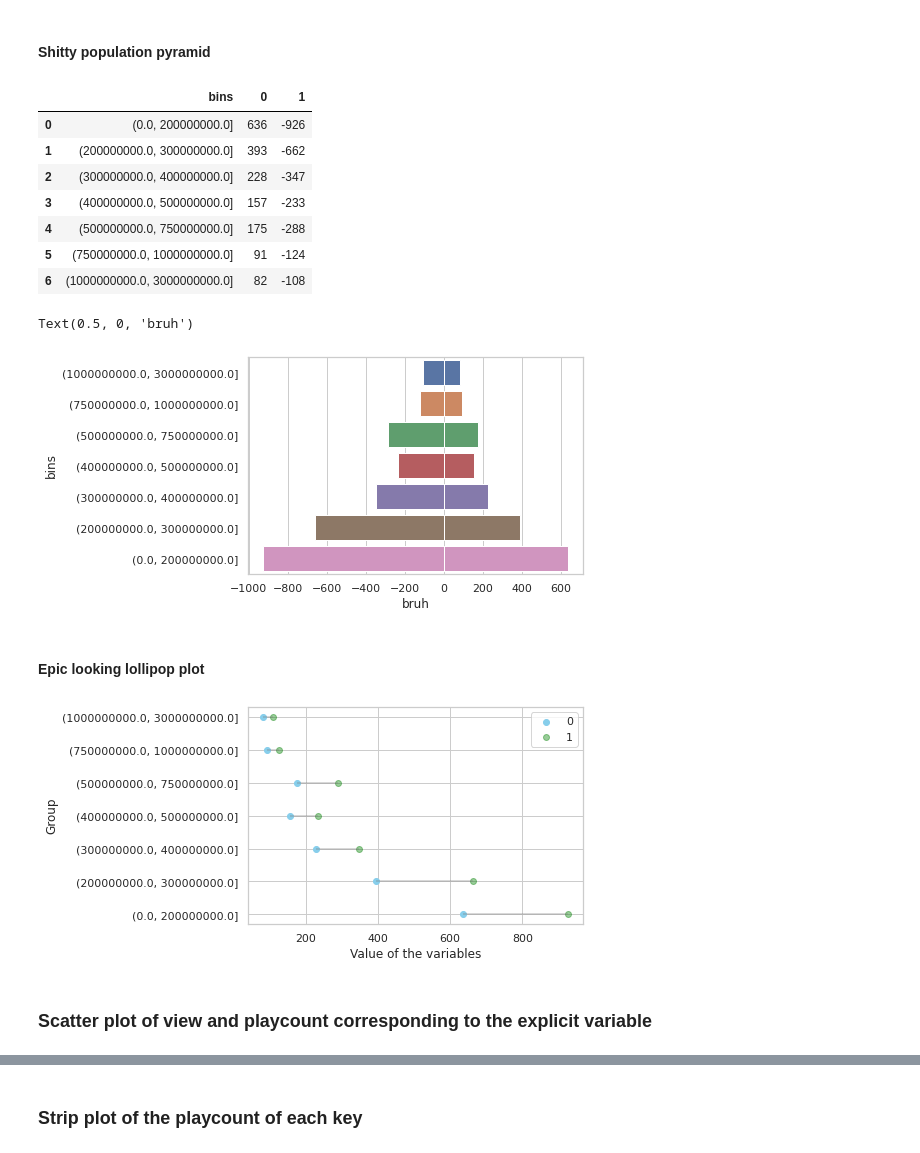
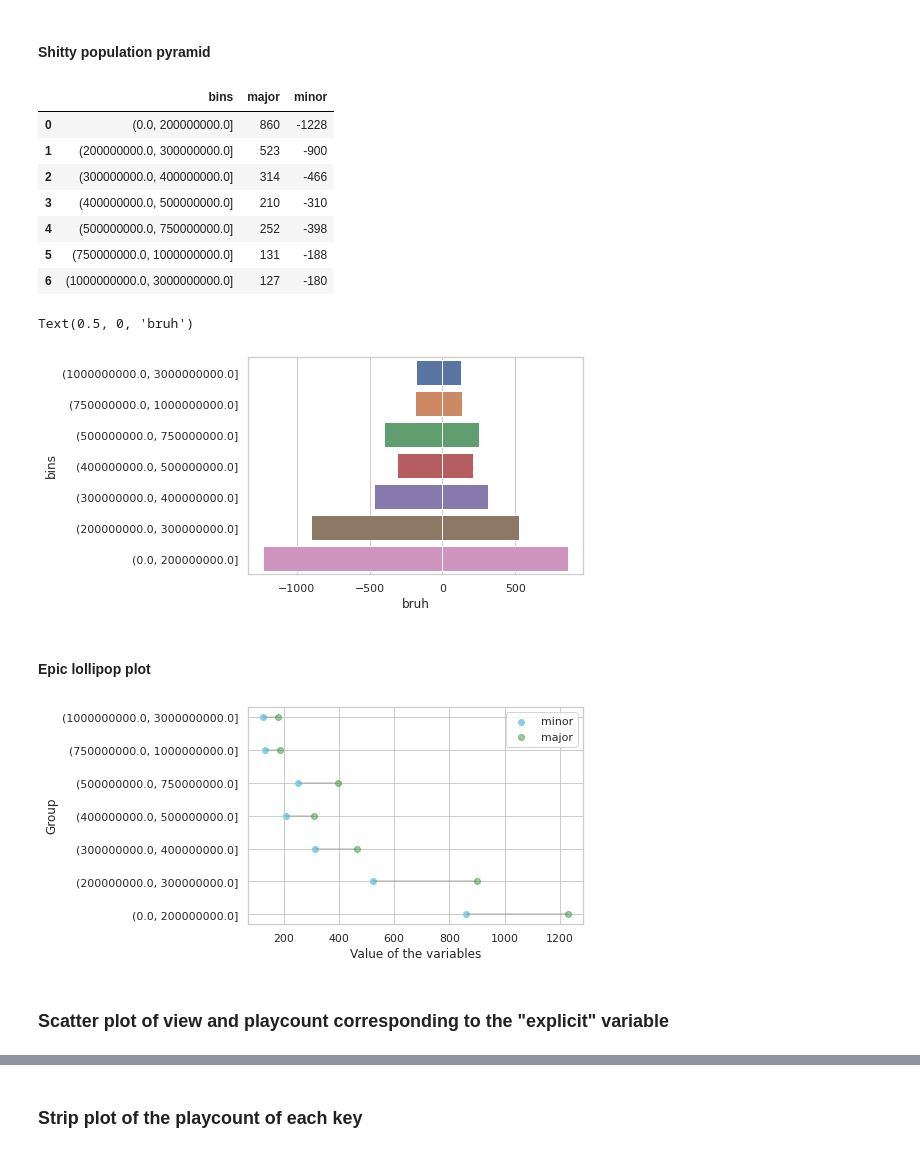
Before and after one commit to vietcheems/Music-Popularity-Analysis, a Jupyter notebook: Analysis/analysis.ipynb, the cells around one changed output, grey strips where cells are left out. Saved outputs shown, nothing was run; the diff lists cells and outputs as text; code cells hidden in the pictures.

```diff
--- a/Analysis/analysis.ipynb
+++ b/Analysis/analysis.ipynb
@@ -8,11 +8,12 @@ sns.set_theme(style="whitegrid")
 # %% [markdown]
 ### Import data
 # %%
-df = pd.read_csv("final_converted.csv", sep="\t")
+df = pd.read_csv("full.csv")
+df_with_genre = pd.read_csv("full_with_genre.csv")
 # df = df[df["view"] > 1e6]
 # len(df)
 print(df.columns)
-df.head()
+df.head(2)
 # %% [output]
 Index(['track', 'track_id', 'artist', 'album', 'sp_release_date', 'duration',
        'explicit', 'danceability', 'energy', 'key', 'loudness', 'mode',
@@ -133,45 +206,45 @@ sns.regplot(data=df, x="playcount", y="view", ax=ax)
 bins = pd.IntervalIndex.from_tuples([(0, 2e8), (2e8, 3e8), (3e8, 4e8), (4e8, 5e8), (5e8, 7.5e8), (7.5e8, 1e9), (1e9, 3e9)])
 df["bins"] = pd.cut(df["playcount"], bins)
 # %%
-pop_dist_0 = df[df["mode"] == 0].groupby("bins")[["playcount"]].count()
-pop_dist_1 = df[df["mode"] == 1].groupby("bins")[["playcount"]].count()
+pop_dist_0 = df[df["mode"] == "minor"].groupby("bins")[["playcount"]].count()
+pop_dist_1 = df[df["mode"] == "major"].groupby("bins")[["playcount"]].count()
 pop_dist = pd.DataFrame()
-pop_dist["0"] = pop_dist_0['playcount']
-pop_dist["1"] = pop_dist_1['playcount'].apply(lambda x: 0 - x)
+pop_dist["major"] = pop_dist_0['playcount']
+pop_dist["minor"] = pop_dist_1['playcount'].apply(lambda x: 0 - x)
 pop_dist = pop_dist.reset_index()
 # %%
 pop_dist
 # %% [output]
-|  | bins | 0 | 1 |
-| 0 | (0.0, 200000000.0] | 636 | -926 |
-| 1 | (200000000.0, 300000000.0] | 393 | -662 |
-| 2 | (300000000.0, 400000000.0] | 228 | -347 |
-| 3 | (400000000.0, 500000000.0] | 157 | -233 |
-| 4 | (500000000.0, 750000000.0] | 175 | -288 |
-| 5 | (750000000.0, 1000000000.0] | 91 | -124 |
-| 6 | (1000000000.0, 3000000000.0] | 82 | -108 |
+|  | bins | major | minor |
+| 0 | (0.0, 200000000.0] | 860 | -1228 |
+| 1 | (200000000.0, 300000000.0] | 523 | -900 |
+| 2 | (300000000.0, 400000000.0] | 314 | -466 |
+| 3 | (400000000.0, 500000000.0] | 210 | -310 |
+| 4 | (500000000.0, 750000000.0] | 252 | -398 |
+| 5 | (750000000.0, 1000000000.0] | 131 | -188 |
+| 6 | (1000000000.0, 3000000000.0] | 127 | -180 |
 # %%
-sns.barplot(x="0", y="bins", data=pop_dist, order=bins[::-1])
-sns.barplot(x="1", y="bins", data=pop_dist, order=bins[::-1])
+sns.barplot(x="major", y="bins", data=pop_dist, order=bins[::-1])
+sns.barplot(x="minor", y="bins", data=pop_dist, order=bins[::-1])
 plt.xlabel("bruh")
 # %% [output]
 Text(0.5, 0, 'bruh')
-[figure, old version]
+[figure, new version]
 # %% [markdown]
-#### Epic looking lollipop plot
+#### Epic lollipop plot
 # %%
-pop_dist_0 = df[df["mode"] == 0].groupby("bins")[["playcount"]].count()
-pop_dist_1 = df[df["mode"] == 1].groupby("bins")[["playcount"]].count()
+pop_dist_0 = df[df["mode"] =="minor"].groupby("bins")[["playcount"]].count()
+pop_dist_1 = df[df["mode"] == "major"].groupby("bins")[["playcount"]].count()
 pop_dist = pd.DataFrame()
-pop_dist["0"] = pop_dist_0['playcount']
-pop_dist["1"] = pop_dist_1['playcount']
+pop_dist["minor"] = pop_dist_0['playcount']
+pop_dist["major"] = pop_dist_1['playcount']
 pop_dist = pop_dist.reset_index()
 my_range=range(1,len(pop_dist.index)+1)
 
 # The horizontal plot is made using the hline function
-plt.hlines(y=my_range, xmin=pop_dist['0'], xmax=pop_dist['1'], color='grey', alpha=0.4)
-plt.scatter(pop_dist['0'], my_range, color='skyblue', alpha=1, label='0')
-plt.scatter(pop_dist['1'], my_range, color='green', alpha=0.4 , label='1')
+plt.hlines(y=my_range, xmin=pop_dist['minor'], xmax=pop_dist['major'], color='grey', alpha=0.4)
+plt.scatter(pop_dist['minor'], my_range, color='skyblue', alpha=1, label='minor')
+plt.scatter(pop_dist['major'], my_range, color='green', alpha=0.4 , label='major')
 plt.legend()
 
 # Add title and axis names
@@ -182,9 +255,9 @@ plt.ylabel('Group')
 # Show the graph
 plt.show()
 # %% [output]
-[figure, old version]
+[figure, new version]
 # %% [markdown]
-### Scatter plot of view and playcount corresponding to the explicit variable
+### Scatter plot of view and playcount corresponding to the "explicit" variable
 # %%
 print(df.groupby('explicit')['track_id'].count())
 f, ax = plt.subplots(figsize=(8, 8))
```
Also changed, not shown: parts of 56 cells of this notebook.
